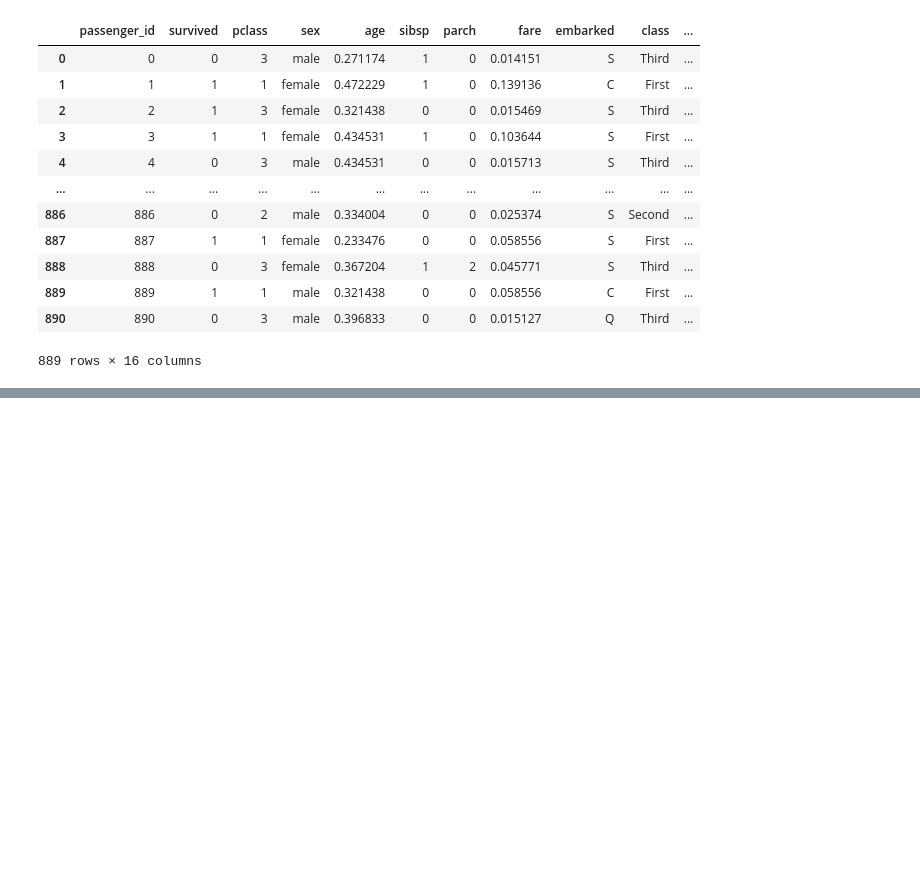
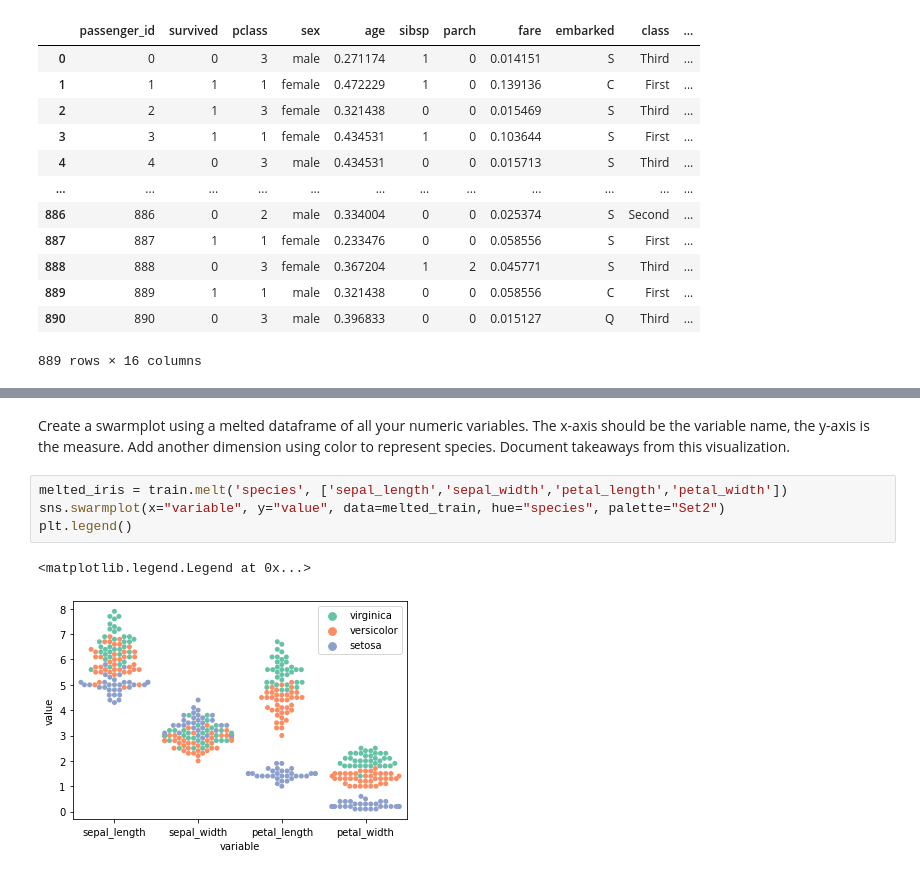
Before and after one commit to datastraine/codeup-data-science, a Jupyter notebook: classification_exercises.ipynb, the cells around one changed output, grey strips where cells are left out. Cells and saved outputs as stored; diff of their text form; blank space fills up the shorter version.

```diff
--- a/classification_exercises.ipynb
+++ b/classification_exercises.ipynb
@@ -249,0 +278,9 @@ prep_titanic()
+# %% [markdown]
+Create a swarmplot using a melted dataframe of all your numeric variables. The x-axis should be the variable name, the y-axis is the measure. Add another dimension using color to represent species. Document takeaways from this visualization.
+# %%
+melted_iris = train.melt('species', ['sepal_length','sepal_width','petal_length','petal_width'])
+sns.swarmplot(x="variable", y="value", data=melted_train, hue="species", palette="Set2")
+plt.legend()
+# %% [output]
+<matplotlib.legend.Legend at 0x...>
+[figure, added]
```
Also changed, not shown: parts of 15 cells of this notebook.
